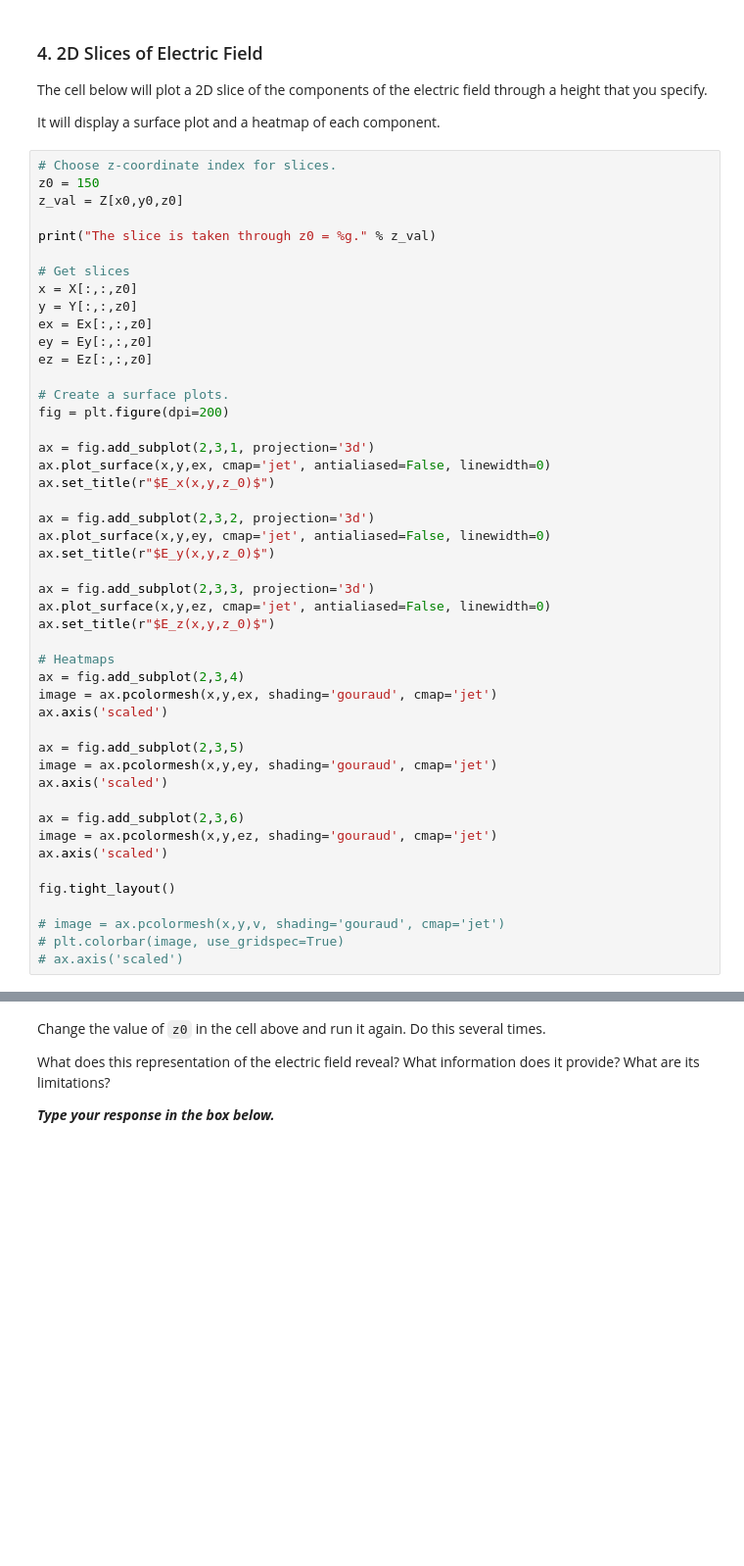
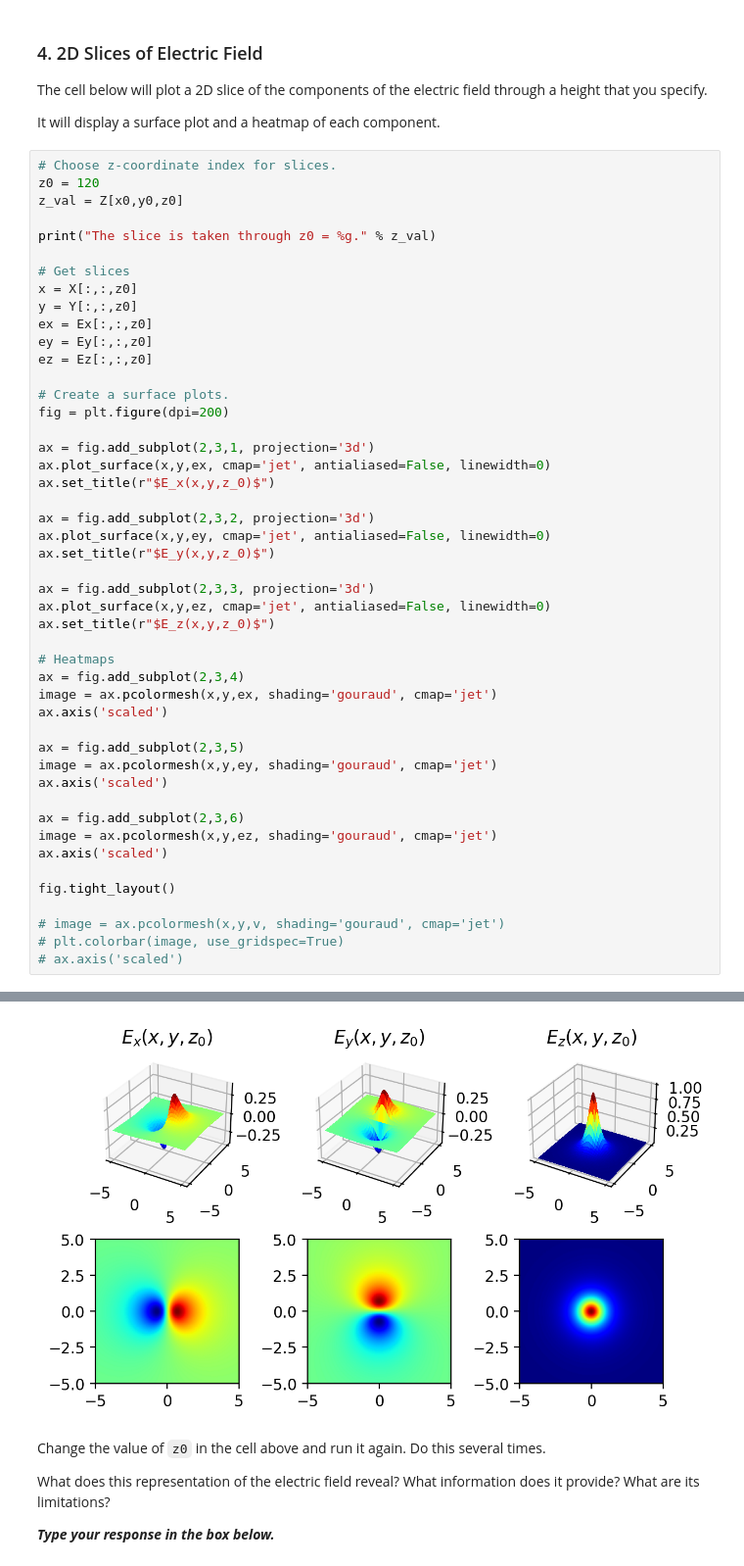
Before and after one commit to forrestshort/electrodynamics, a Jupyter notebook: week-01/01-visualizing-fields.ipynb, the cells around one changed output, grey strips where cells are left out. Shown at 98% size. Drawn from its saved outputs; the diff is of its cells as text; blank space fills up the shorter version.

```diff
--- a/week-01/01-visualizing-fields.ipynb
+++ b/week-01/01-visualizing-fields.ipynb
@@ -213,7 +237,7 @@ The cell below will plot a 2D slice of the components of the electric field thro
 It will display a surface plot and a heatmap of each component.
 # %%
 # Choose z-coordinate index for slices.
-z0 = 150
+z0 = 120
 z_val = Z[x0,y0,z0]
 
 print("The slice is taken through z0 = %g." % z_val)
@@ -258,3 +282,4 @@ fig.tight_layout()
 # image = ax.pcolormesh(x,y,v, shading='gouraud', cmap='jet')
 # plt.colorbar(image, use_gridspec=True)
 # ax.axis('scaled')
+# %% [output]
@@ -261,3 +287,4 @@ fig.tight_layout()
+[figure, added]
 # %% [markdown]
 Change the value of `z0` in the cell above and run it again.  Do this several times.
 
```
Also changed, not shown: parts of 13 cells of this notebook.
